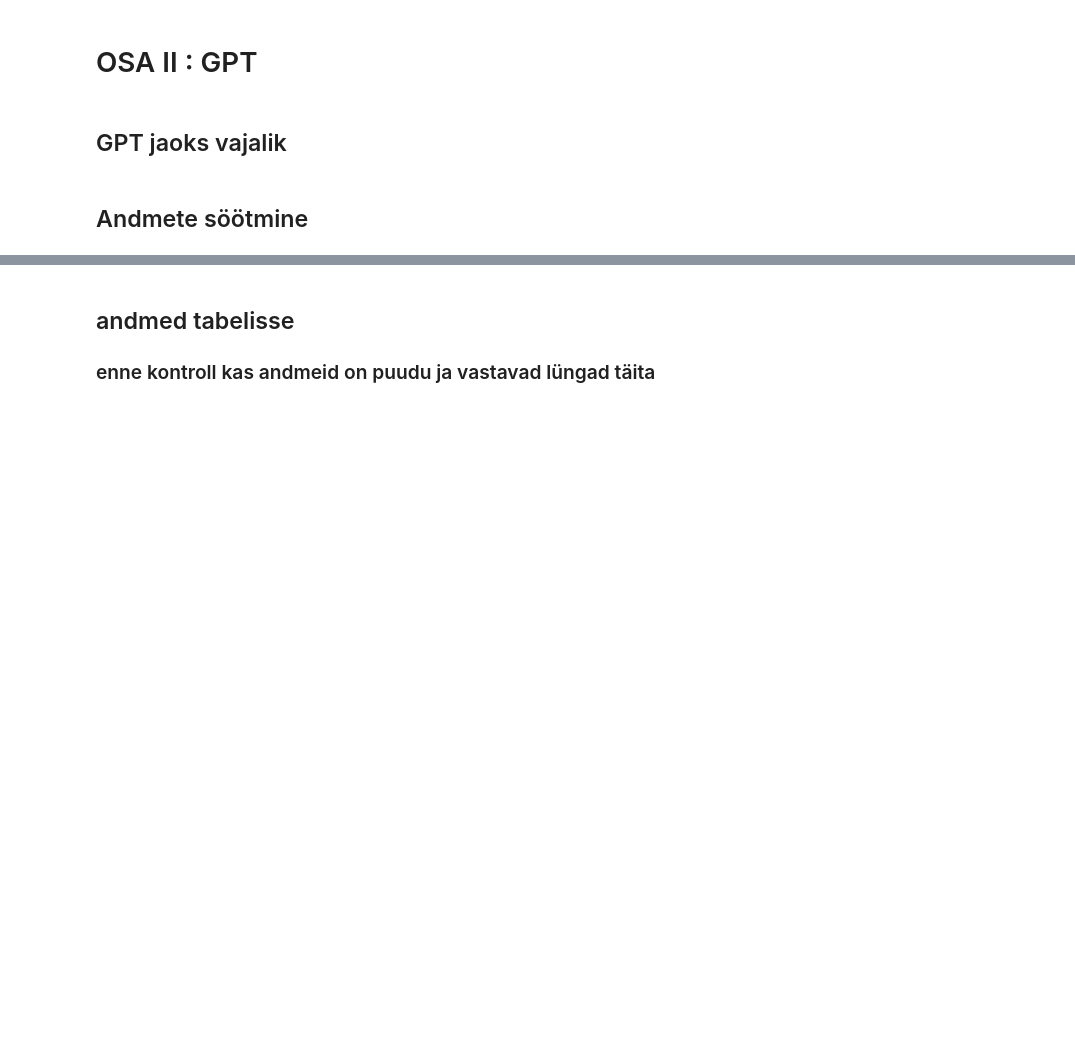
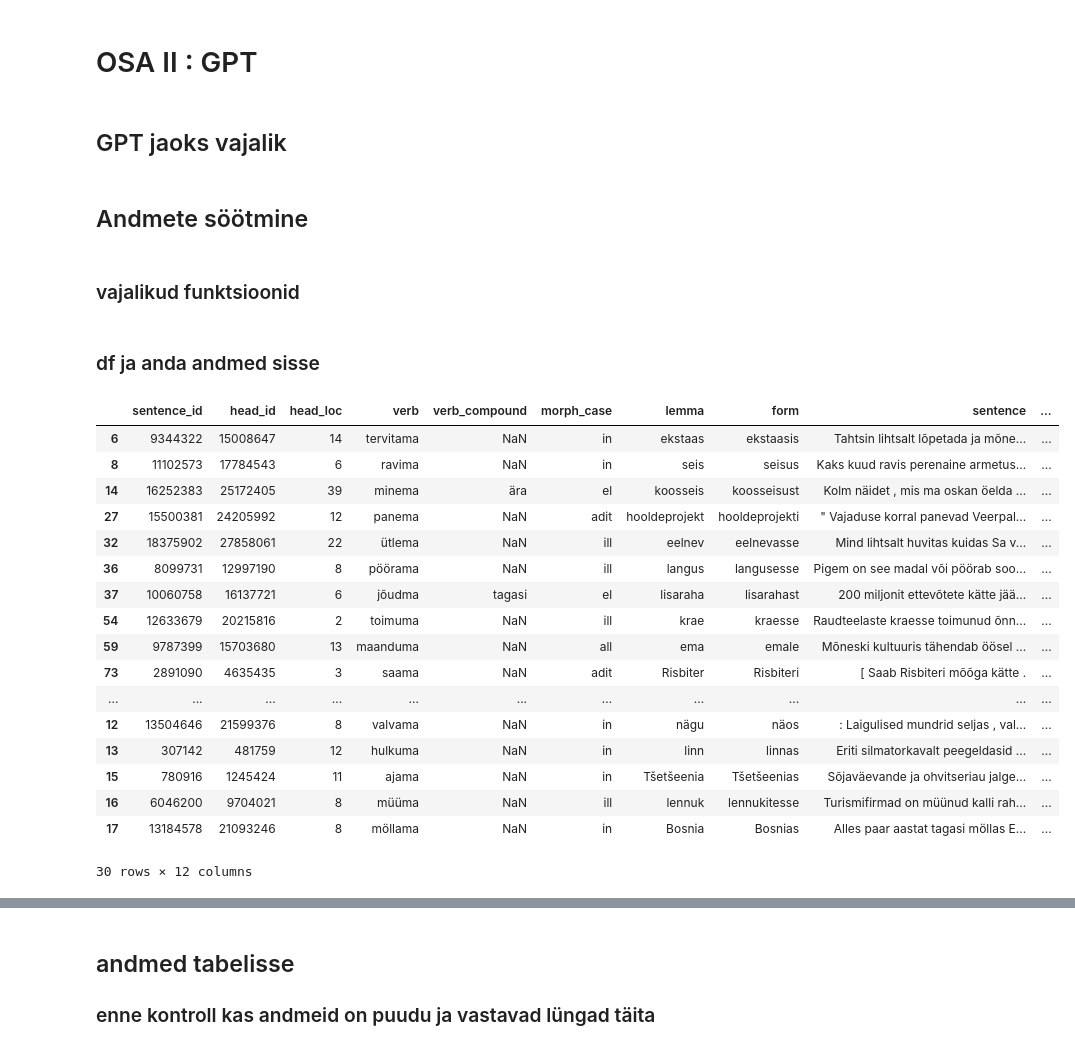
Before and after one commit to estnltk/syntax_experiments, a Jupyter notebook: verb_dependents/oblique_phrases/locative_adverbial/code/gpt_v01.ipynb, the cells around one changed output, grey strips where cells are left out. Cells and saved outputs as stored; diff of their text form; code cells hidden in the pictures; blank space fills up the shorter version.

```diff
--- a/verb_dependents/oblique_phrases/locative_adverbial/code/gpt_v01.ipynb
+++ b/verb_dependents/oblique_phrases/locative_adverbial/code/gpt_v01.ipynb
@@ -23,9 +24,16 @@ pd.set_option('display.max_colwidth', None)
 # %%
 RESULTS_DIR = "../../results/"
 
-DATA_FILE = "../../data/n80_examples_large_v01.csv"
+# algselt on 10K lauset võetud siit (esimesed 10K):
+# "../../data/n80_examples_large_v01.csv"
 
-GPT_ANSWER_FILE = "n80_examples_large_v01/gpt_v01/" + "gpt_10K_b12_run01.csv"
+# suurema andmestiku peal jookustamiseks on vaja v02 faili
+# ja jätta välja esimesed 10K (kui neid ei taha uuesti jooksutada)
+DATA_FILE =  "../../data/n80_examples_large_v02.csv"
+
+# muuda lõpus failinime: b10= batch 10 lause kaupa; run01 = esimest korda need andmed ette anda gpt-le
+# gpt vastustega fail
+GPT_ANSWER_FILE = RESULTS_DIR + "n80_examples_large_v02/gpt_v01/" + "gpt_b10_run01.csv"
 
 CONF_FILE = 'azure.ini'
 # %% [markdown]
@@ -72,5 +113,7 @@ client = AzureOpenAI(
 # %% [markdown]
 ## Andmete söötmine
+# %% [markdown]
+### vajalikud funktsioonid
 # %%
 def classify_batch(my_batch):
 
@@ -181,4 +224,6 @@ def explain_non_locations(
         raise ValueError(f"Invalid JSON structure returned in explanations:\n{e}")
 
     return response, raw, explain_indices
+# %% [markdown]
+### df ja anda andmed sisse
 # %%
@@ -186 +230,22 @@ def explain_non_locations(
 df = spatial_obl_ex
+# %%
+df
+# %% [output]
+|  | sentence_id | head_id | head_loc | verb | verb_compound | morph_case | lemma | form | sentence | ... |
+| 6 | 9344322 | 15008647 | 14 | tervitama | NaN | in | ekstaas | ekstaasis | Tahtsin lihtsalt lõpetada ja mõne... | ... |
+| 8 | 11102573 | 17784543 | 6 | ravima | NaN | in | seis | seisus | Kaks kuud ravis perenaine armetus... | ... |
+| 14 | 16252383 | 25172405 | 39 | minema | ära | el | koosseis | koosseisust | Kolm näidet , mis ma oskan öelda ... | ... |
+| 27 | 15500381 | 24205992 | 12 | panema | NaN | adit | hooldeprojekt | hooldeprojekti | " Vajaduse korral panevad Veerpal... | ... |
+| 32 | 18375902 | 27858061 | 22 | ütlema | NaN | ill | eelnev | eelnevasse | Mind lihtsalt huvitas kuidas Sa v... | ... |
+| 36 | 8099731 | 12997190 | 8 | pöörama | NaN | ill | langus | langusesse | Pigem on see madal või pöörab soo... | ... |
+| 37 | 10060758 | 16137721 | 6 | jõudma | tagasi | el | lisaraha | lisarahast | 200 miljonit ettevõtete kätte jää... | ... |
+| 54 | 12633679 | 20215816 | 2 | toimuma | NaN | ill | krae | kraesse | Raudteelaste kraesse toimunud õnn... | ... |
+| 59 | 9787399 | 15703680 | 13 | maanduma | NaN | all | ema | emale | Mõneski kultuuris tähendab öösel ... | ... |
+| 73 | 2891090 | 4635435 | 3 | saama | NaN | adit | Risbiter | Risbiteri | [ Saab Risbiteri mõõga kätte . | ... |
+| ... | ... | ... | ... | ... | ... | ... | ... | ... | ... | ... |
+| 12 | 13504646 | 21599376 | 8 | valvama | NaN | in | nägu | näos | : Laigulised mundrid seljas , val... | ... |
+| 13 | 307142 | 481759 | 12 | hulkuma | NaN | in | linn | linnas | Eriti silmatorkavalt peegeldasid ... | ... |
+| 15 | 780916 | 1245424 | 11 | ajama | NaN | in | Tšetšeenia | Tšetšeenias | Sõjaväevande ja ohvitseriau jalge... | ... |
+| 16 | 6046200 | 9704021 | 8 | müüma | NaN | ill | lennuk | lennukitesse | Turismifirmad on müünud kalli rah... | ... |
+| 17 | 13184578 | 21093246 | 8 | möllama | NaN | in | Bosnia | Bosnias | Alles paar aastat tagasi möllas E... | ... |
+30 rows × 12 columns
```
Also changed, not shown: parts of 19 cells of this notebook, 21 other files.
